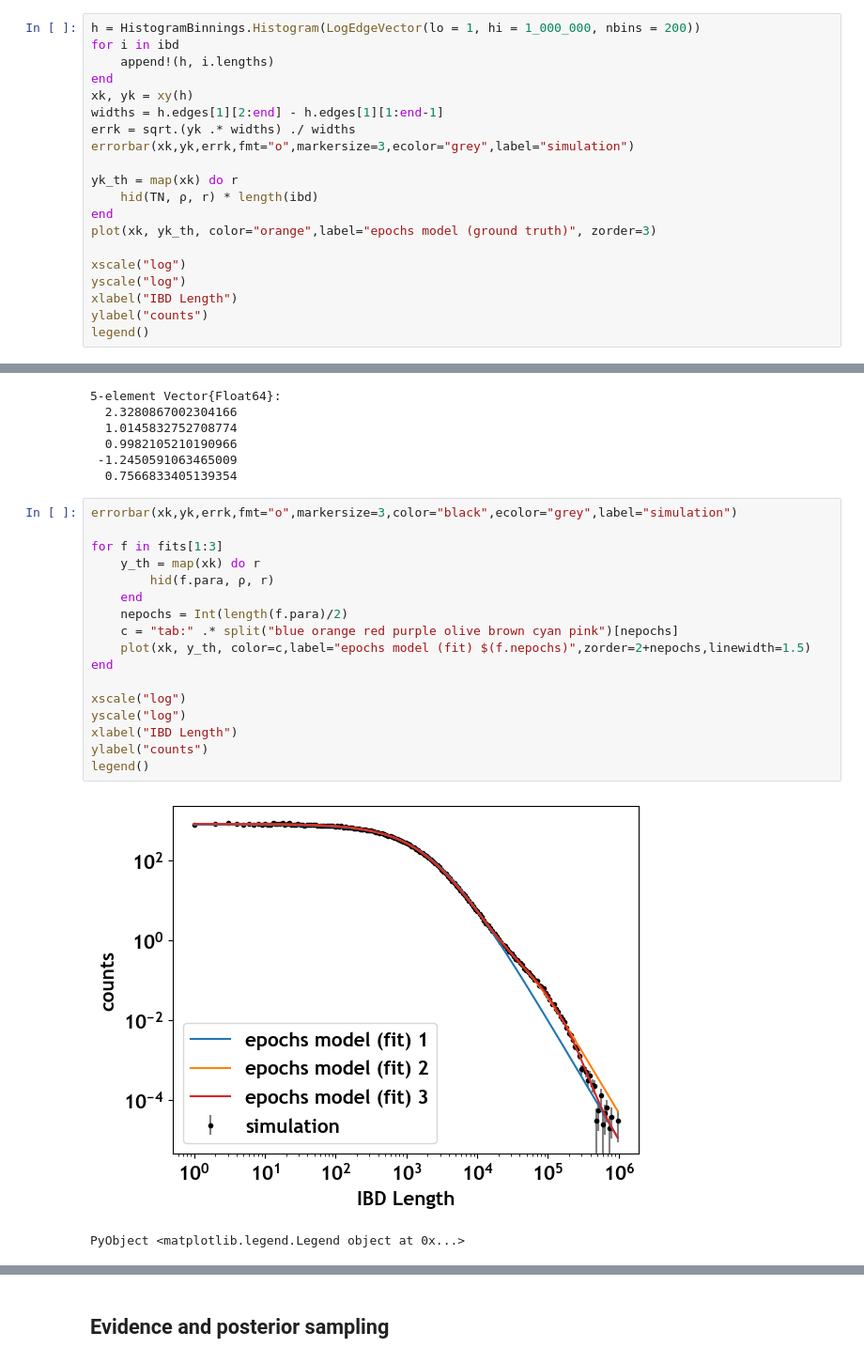
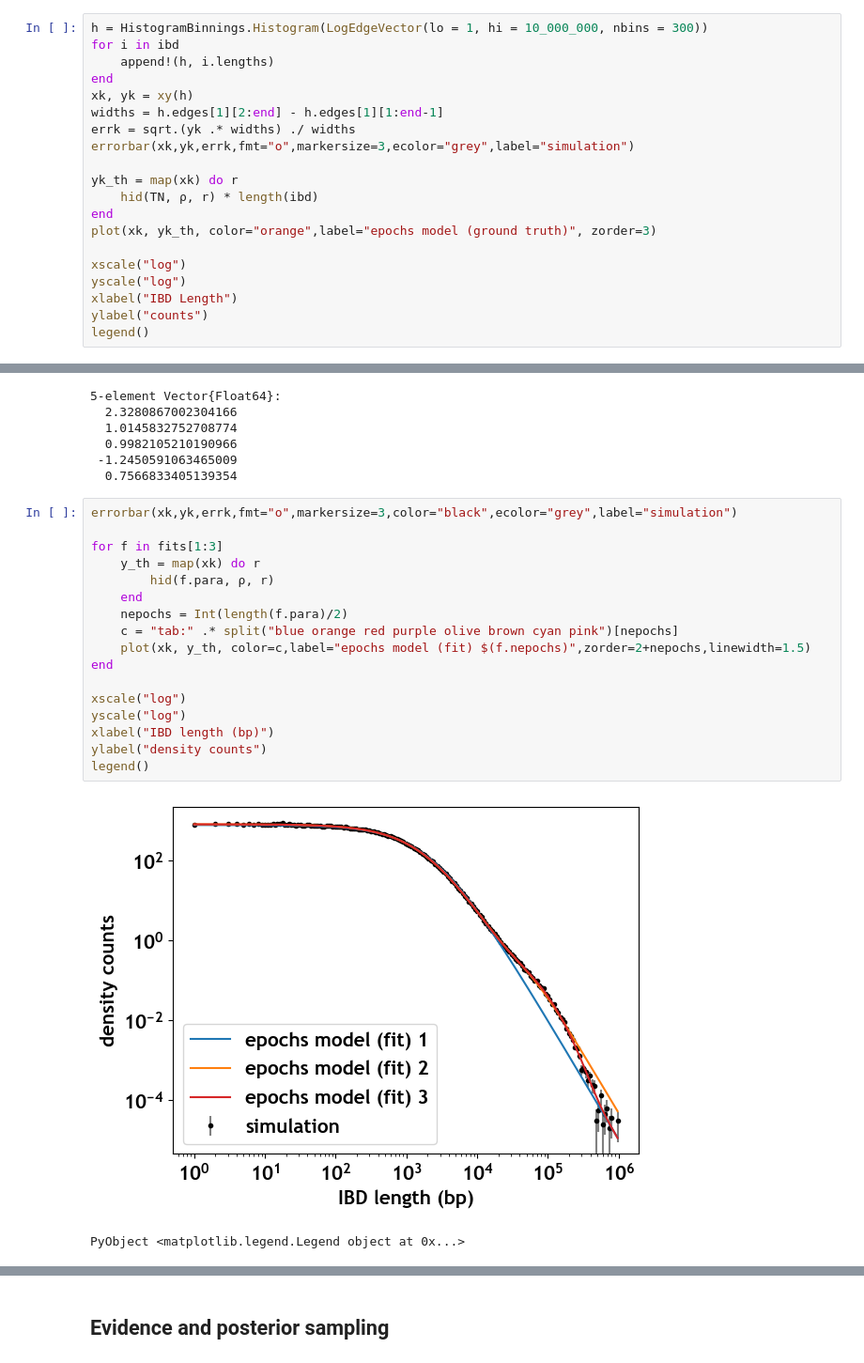
Before and after one commit to TommasoStentella/MSc-thesis-code, a Jupyter notebook: simulate.ipynb, the cells around one changed output, grey strips where cells are left out. Shown at 94% size. Saved outputs shown, nothing was run; the diff lists cells and outputs as text.

```diff
--- a/simulate.ipynb
+++ b/simulate.ipynb
@@ -60,5 +65,5 @@ ibd = deserialize("hotspots_9505");
 # %%
-h = HistogramBinnings.Histogram(LogEdgeVector(lo = 1, hi = 1_000_000, nbins = 200))
+h = HistogramBinnings.Histogram(LogEdgeVector(lo = 1, hi = 10_000_000, nbins = 300))
 for i in ibd
     append!(h, i.lengths)
 end
@@ -276,20 +282,20 @@ PyObject <matplotlib.legend.Legend object at 0x...>
 # %%
 errorbar(xk,yk,errk,fmt="o",markersize=3,color="black",ecolor="grey",label="simulation")
 
 for f in fits[1:3]
     y_th = map(xk) do r
         hid(f.para, ρ, r)
     end
     nepochs = Int(length(f.para)/2)
     c = "tab:" .* split("blue orange red purple olive brown cyan pink")[nepochs]
     plot(xk, y_th, color=c,label="epochs model (fit) $(f.nepochs)",zorder=2+nepochs,linewidth=1.5)
 end
 
 xscale("log")
 yscale("log")
-xlabel("IBD Length")
-ylabel("counts")
+xlabel("IBD length (bp)")
+ylabel("density counts")
 legend()
 # %% [output]
-[figure, old version]
+[figure, new version]
 PyObject <matplotlib.legend.Legend object at 0x...>
```
Also changed, not shown: parts of 17 cells of this notebook, 8 other files.
